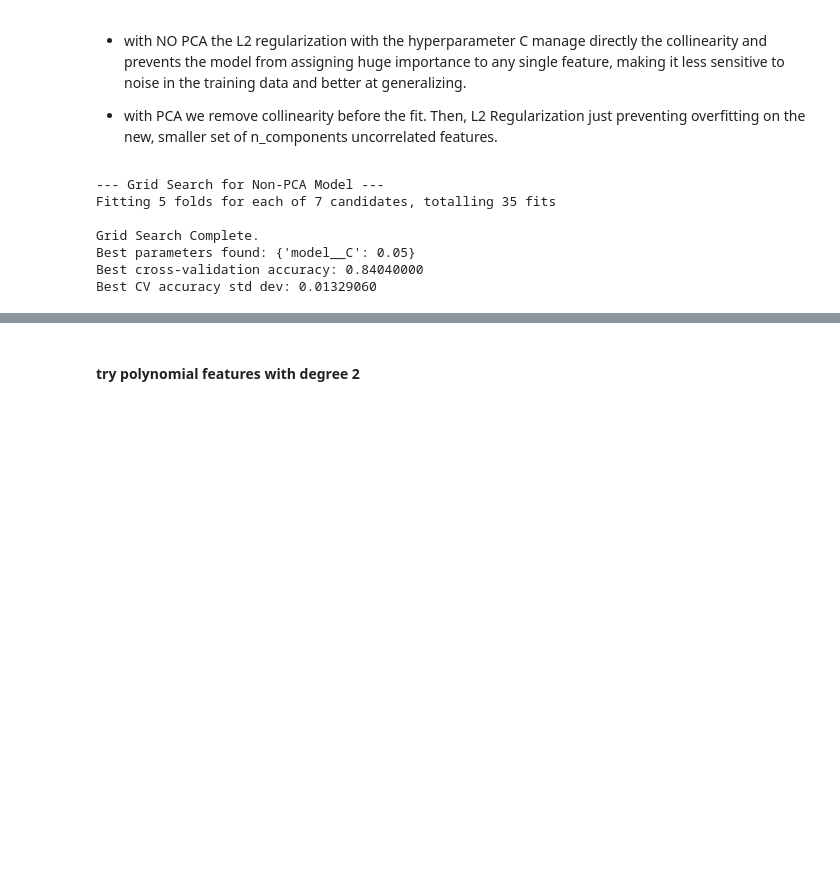
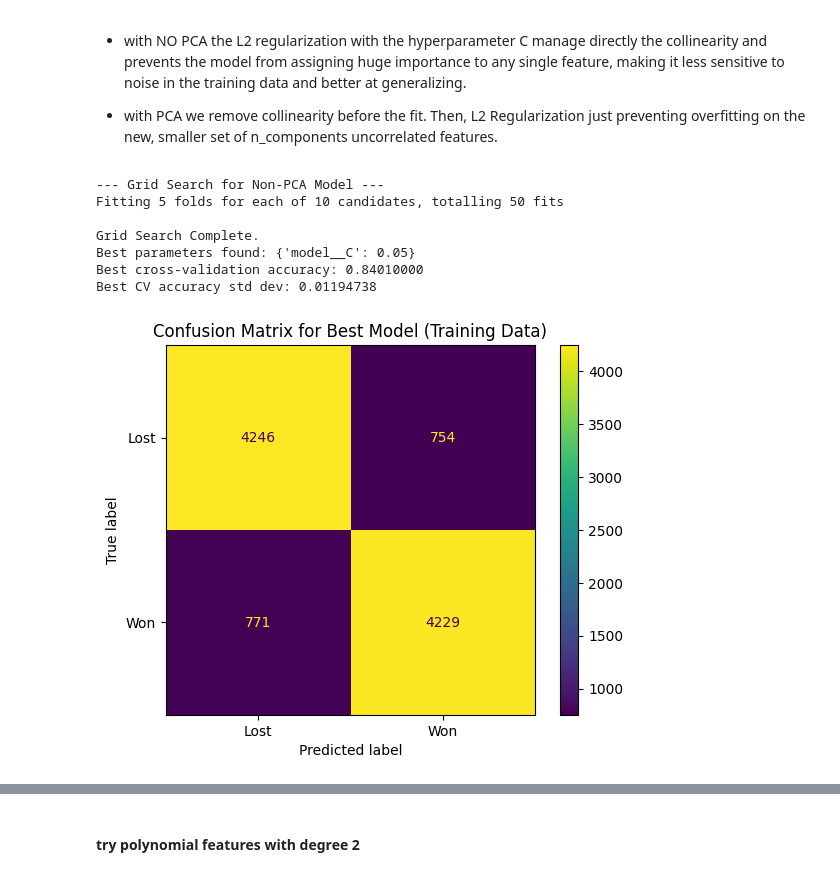
Before and after one commit to LeonardoSani/FDS_challenge, a Jupyter notebook: Notebook.ipynb, the cells around one changed output, grey strips where cells are left out. Cells and saved outputs as stored; diff of their text form; code cells hidden in the pictures; blank space fills up the shorter version.

```diff
--- a/Notebook.ipynb
+++ b/Notebook.ipynb
@@ -452,27 +440,28 @@ array([0.05667449, 0.09802095, 0.13343184, 0.15991215, 0.18528577,
 # %%
 pipeline_no_pca = create_model_pipeline(random_state=1920)
 
 param_grid_no_pca = {
-    'model__C': [0.001, 0.005, 0.007, 0.05, 0.1, 0.5, 1]
+    'model__C': [0.001, 0.005, 0.007, 0.05, 0.1, 0.5, 1, 5, 7, 10]
 }
 
 print("--- Grid Search for Non-PCA Model ---")
 best_model_no_pca = perform_grid_search(
     pipeline_no_pca,
     param_grid_no_pca,
     X_train,
     Y_train,
     cv_splits=5
 
 )
 # %% [output]
 --- Grid Search for Non-PCA Model ---
-Fitting 5 folds for each of 7 candidates, totalling 35 fits
+Fitting 5 folds for each of 10 candidates, totalling 50 fits
 
 Grid Search Complete.
 Best parameters found: {'model__C': 0.05}
-Best cross-validation accuracy: 0.84040000
-Best CV accuracy std dev: 0.01329060
+Best cross-validation accuracy: 0.84010000
+Best CV accuracy std dev: 0.01194738
+[figure, added]
 # %%
 pipeline_pca = create_model_pipeline_PCA(random_state=1904)
 
```
Also changed, not shown: parts of 13 cells of this notebook, 4 other files.
